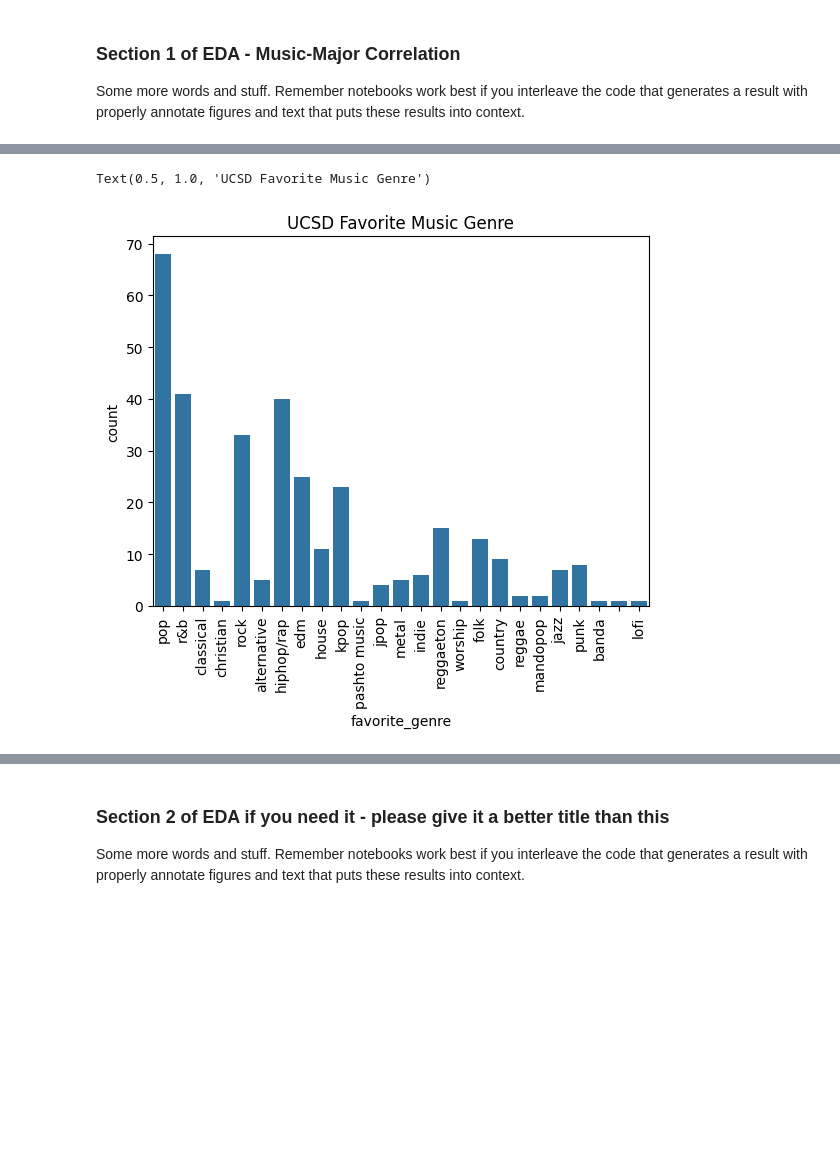
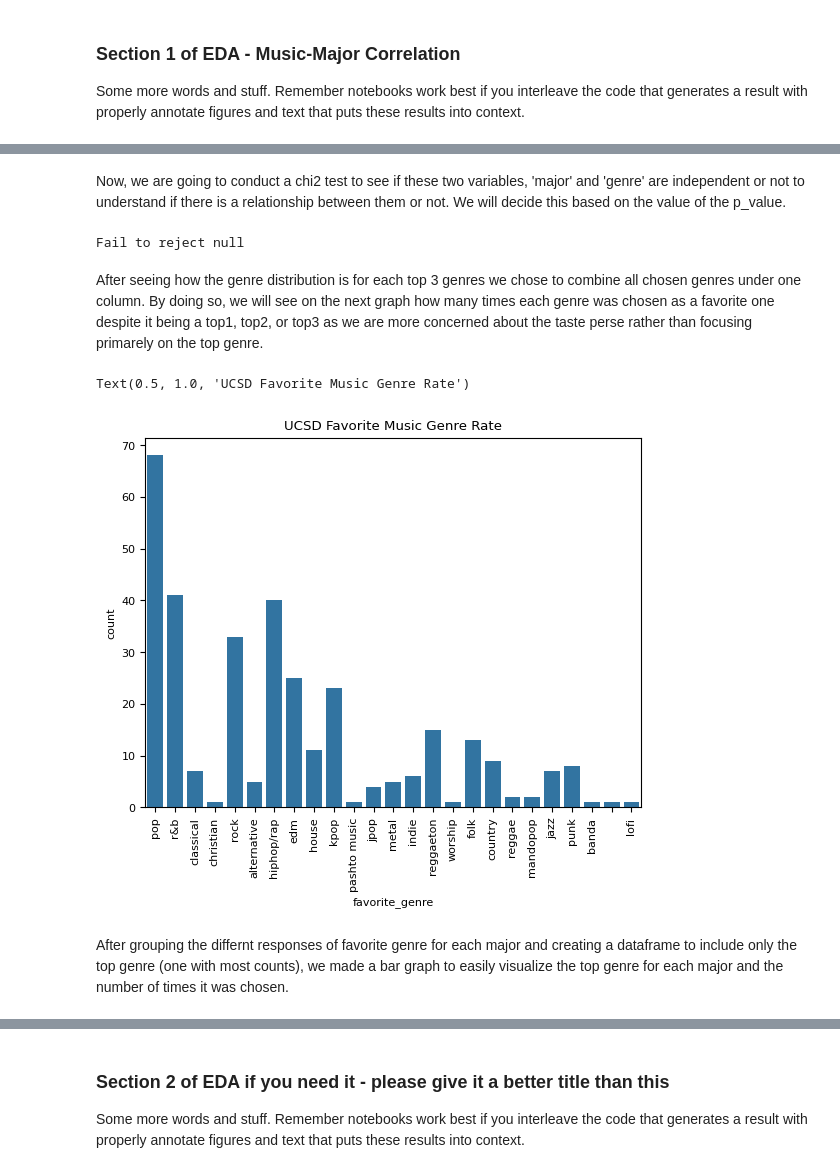
Before and after one commit to ninaahong/COGS108, a Jupyter notebook: EDACheckpoint_Group041_WI24.ipynb, the cells around one changed output, grey strips where cells are left out. Saved outputs shown, nothing was run; the diff lists cells and outputs as text; code cells hidden in the pictures; blank space fills up the shorter version.

```diff
--- a/EDACheckpoint_Group041_WI24.ipynb
+++ b/EDACheckpoint_Group041_WI24.ipynb
@@ -577,0 +604,25 @@ Text(0.5, 1.0, 'UCSD Majors')
+# %%
+plt.rcParams.update({'font.size': 8})
+plt.figure(figsize=(6, 3))
+top1_bar=sns.barplot(x='count', y='major', hue='favorite_genre_1', data=top_count1,palette='deep')
+plt.xticks(rotation=90)
+plt.ylim(0, 20)
+plt.xlim(0, 10)
+plt.title('UCSD Majors and Favorite Genre #1')
+plt.show()
+
+plt.figure(figsize=(6, 3))
+top2_bar=sns.barplot(x='count', y='major', hue='favorite_genre_2', data=top_count2, palette='deep')
+plt.xticks(rotation=90)
+plt.ylim(0, 20)
+plt.xlim(0, 10)
+plt.title('UCSD Majors and Favorite Genre #2')
+plt.show()
+
+plt.figure(figsize=(6, 3))
+top3_bar=sns.barplot(x='count', y='major', hue='favorite_genre_3', data=top_count3, palette='deep')
+plt.xticks(rotation=90)
+plt.ylim(0, 20)
+plt.xlim(0, 10)
+plt.title('UCSD Majors and Favorite Genre #3')
+plt.show()
@@ -578,10 +633,26 @@ Text(0.5, 1.0, 'UCSD Majors')
+# %% [markdown]
+Now, we are going to conduct a chi2 test to see if these two variables, 'major' and 'genre' are independent or not to understand if there is a relationship between them or not. We will decide this based on the value of the p_value.
+# %%
+contigency_table= pd.crosstab(music_major_genre['major'], music_major_genre['favorite_genre'])
+chi, p_value, degree, expected = chi2_contingency(contigency_table)
+if p_value > 0.05:
+     print('Fail to reject null')
+else:
+     p_value <= 0.05
+     print('Reject null')
+# %% [output]
+Fail to reject null
+# %% [markdown]
+After seeing how the genre distribution is for each top 3 genres we chose to combine all chosen genres under one column. By doing so, we will see on the next graph how many times each genre was chosen as a favorite one despite it being a top1, top2, or top3 as we are more concerned about the taste perse rather than focusing primarely on the top genre.
 # %%
 ucsd_genres=sns.countplot(x='favorite_genre',data=music_major_genre)
 plt.xticks(rotation=90)
-plt.title('UCSD Favorite Music Genre')
+plt.title('UCSD Favorite Music Genre Rate')
 # %% [output]
-Text(0.5, 1.0, 'UCSD Favorite Music Genre')
+Text(0.5, 1.0, 'UCSD Favorite Music Genre Rate')
-[figure, old version]
+[figure, new version]
+# %% [markdown]
+After grouping the differnt responses of favorite genre for each major and creating a dataframe to include only the top genre (one with most counts), we made a bar graph to easily visualize the top genre for each major and the number of times it was chosen.
 # %%
 only_top= music_major_genre.groupby(['major', 'favorite_genre']).size().reset_index()
 only_top=only_top.rename(columns={0:'count'})
```
Also changed, not shown: parts of 13 cells of this notebook.
